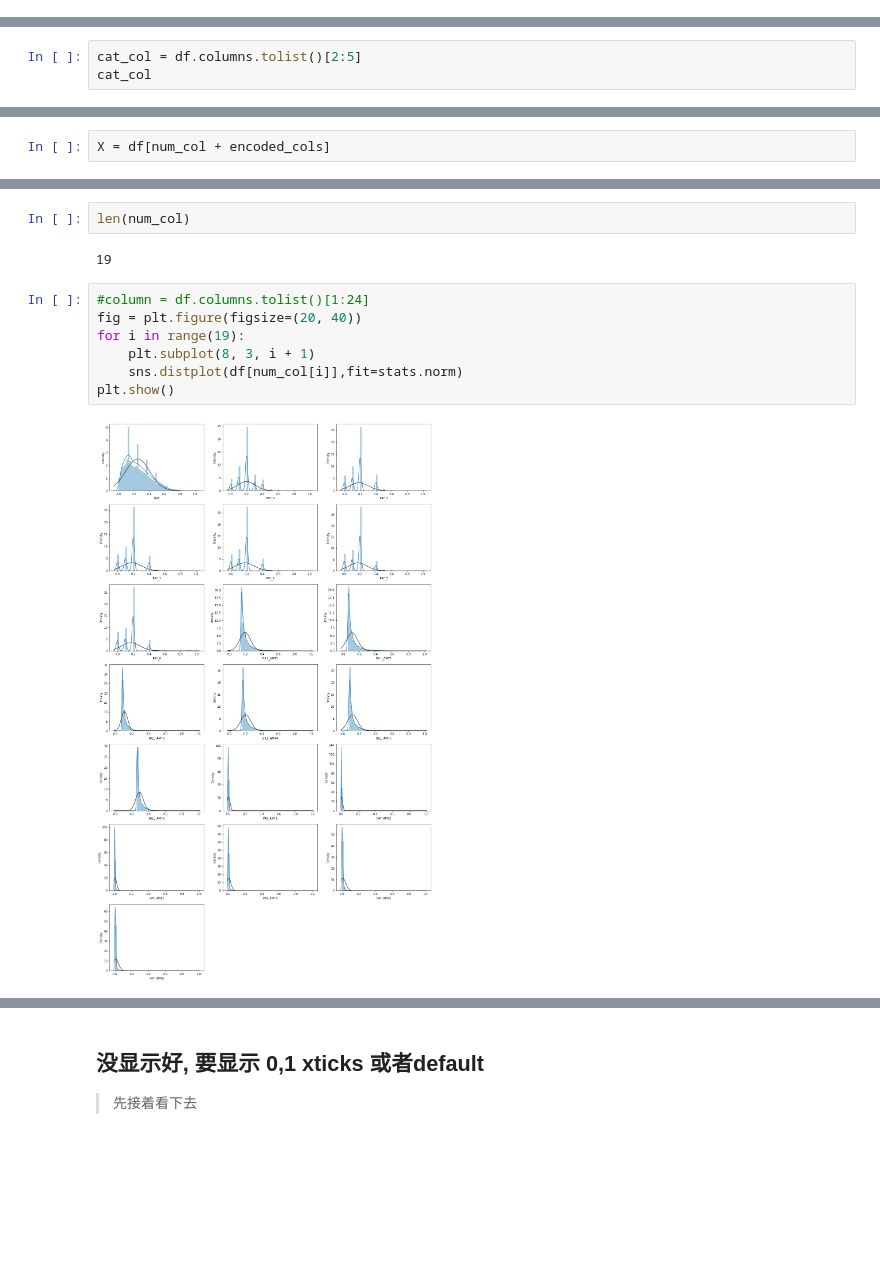
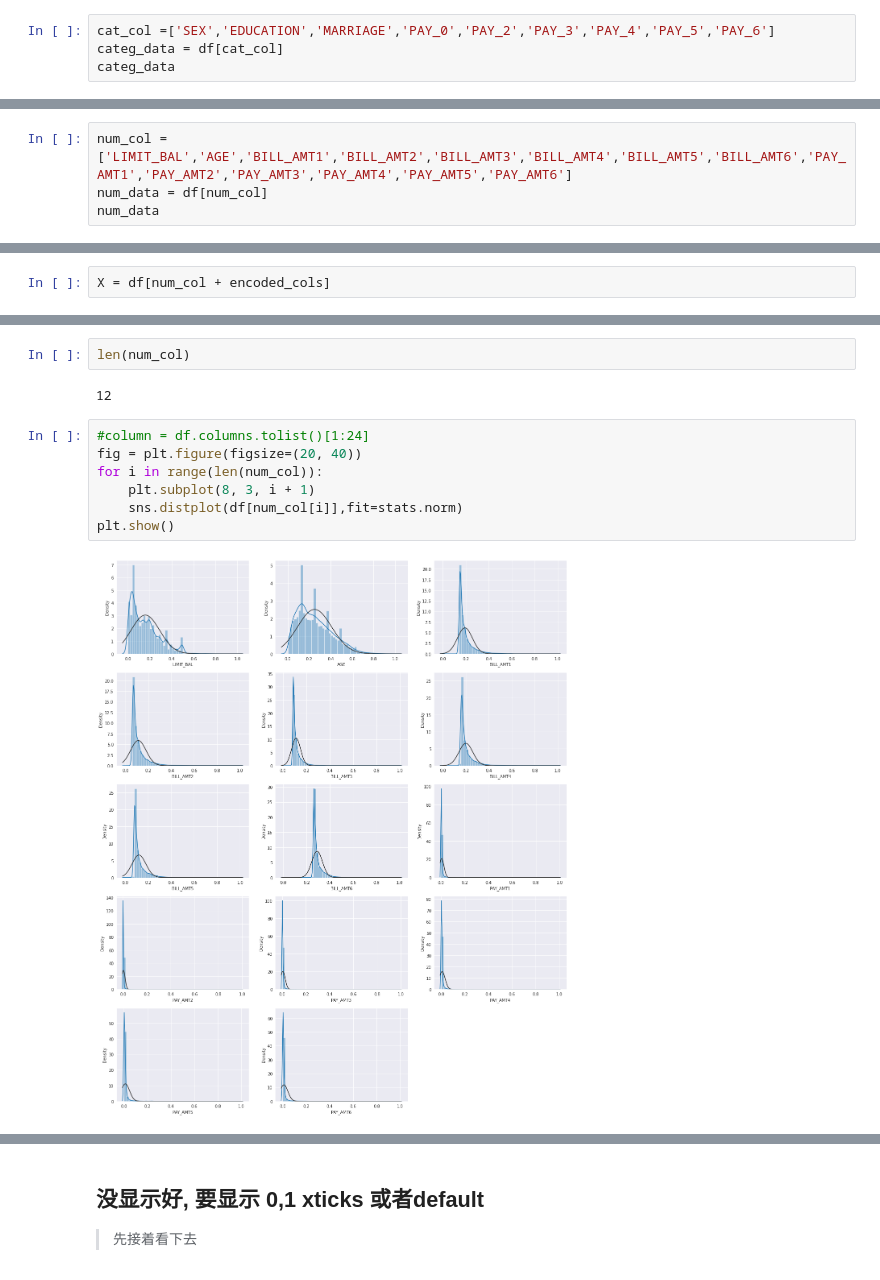
Before and after one commit to HeHeHuang/DataAnalytic, a Jupyter notebook: MayBank_DataScientist_Assessment.ipynb, the cells around one changed output, grey strips where cells are left out. Saved outputs shown, nothing was run; the diff lists cells and outputs as text; blank space fills up the shorter version.

```diff
--- a/MayBank_DataScientist_Assessment.ipynb
+++ b/MayBank_DataScientist_Assessment.ipynb
@@ -234,0 +203,4 @@ num_data
+# %%
+cat_col =['SEX','EDUCATION','MARRIAGE','PAY_0','PAY_2','PAY_3','PAY_4','PAY_5','PAY_6']
+categ_data = df[cat_col]
+categ_data
@@ -234,0 +221,4 @@ num_data
+# %%
+num_col = ['LIMIT_BAL','AGE','BILL_AMT1','BILL_AMT2','BILL_AMT3','BILL_AMT4','BILL_AMT5','BILL_AMT6','PAY_AMT1','PAY_AMT2','PAY_AMT3','PAY_AMT4','PAY_AMT5','PAY_AMT6']
+num_data = df[num_col]
+num_data
@@ -378,3 +397,0 @@ df.columns.tolist()
-# %%
-cat_col = df.columns.tolist()[2:5]
-cat_col
@@ -500,14 +492,14 @@ Name: default payment next month, Length: 30000, dtype: int64
 # %%
 len(num_col)
 # %% [output]
-19
+12
 # %%
 #column = df.columns.tolist()[1:24]
 fig = plt.figure(figsize=(20, 40))
-for i in range(19):
+for i in range(len(num_col)):
     plt.subplot(8, 3, i + 1)
     sns.distplot(df[num_col[i]],fit=stats.norm)
 plt.show()
 # %% [output]
-[figure, old version]
+[figure, new version]
 # %%
```
Also changed, not shown: parts of 54 cells of this notebook.
